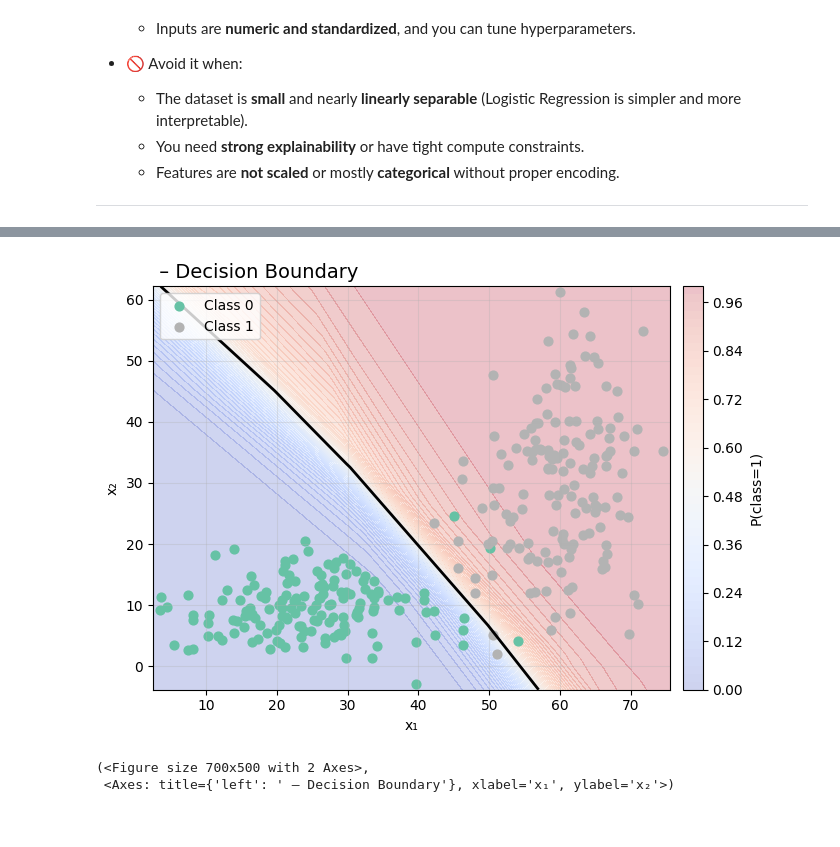
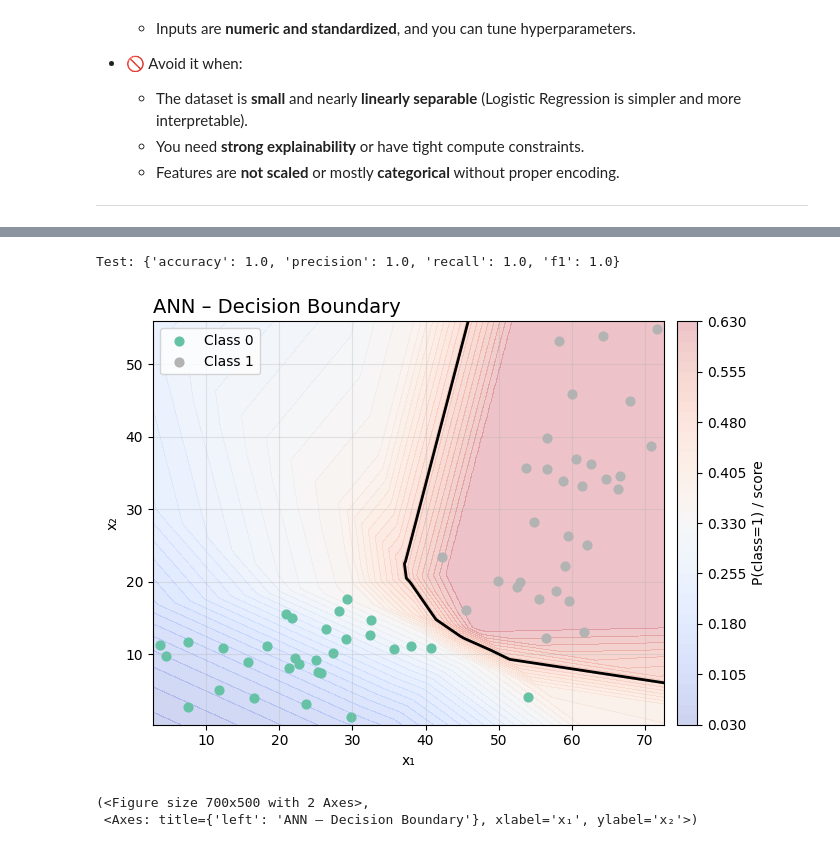
Before and after one commit to dantas-ds/ml-foundations-msc-ppgi, a Jupyter notebook: notebooks/21-ann.ipynb, the cells around one changed output, grey strips where cells are left out. Drawn from its saved outputs; the diff is of its cells as text; code cells hidden in the pictures.

Commit message:
Finalize ML project — added all classifiers, visualizations, and hyperparameter documentation

```diff
--- a/notebooks/21-ann.ipynb
+++ b/notebooks/21-ann.ipynb
@@ -27,12 +46,19 @@ from tasks.ann import fit_ann, evaluate_ann
 # %%
 X, y, _ = load_dataset("../data/data_bivariate_gaussian.npz")
+
+X_train, X_test, y_train, y_test = train_test_split(
+    X, y, test_size=0.2, random_state=42, stratify=y
+)
 # %%
-res = fit_ann(
-    X, y,
-    hidden_layers=(2,),
-    activation="relu",
-    learning_rate_init=0.01,
-    alpha=0.001,
-    max_iter=1500,
-    seed=42
+res = run_ann(
+    X_train, y_train, X_test, y_test,
+
+    params={
+        "hidden_layers": (8, 4, 4),
+        "activation": "relu",
+        "alpha": 0.001,
+        "learning_rate_init": 0.0001,
+        "max_iter": 1000,
+        "seed": 42
+    }
 )
@@ -41,7 +65,16 @@ metrics = evaluate_ann(y, res["y_pred"])
+# %%
+print("Test:", res["test"]["metrics"])
+# %% [output]
+Test: {'accuracy': 1.0, 'precision': 1.0, 'recall': 1.0, 'f1': 1.0}
 # %%
-scatter_mlp(res["model"], X, y)
+plt_dboundary(
+    res["model"],
+    X_test,
+    y_test,
+    title="ANN – Decision Boundary"
+)
 # %% [output]
-[figure, old version]
+[figure, new version]
 (<Figure size 700x500 with 2 Axes>,
- <Axes: title={'left': ' – Decision Boundary'}, xlabel='x₁', ylabel='x₂'>)
+ <Axes: title={'left': 'ANN – Decision Boundary'}, xlabel='x₁', ylabel='x₂'>)
 # %%
```
Also changed, not shown: parts of 7 cells of this notebook, 15 other files.
